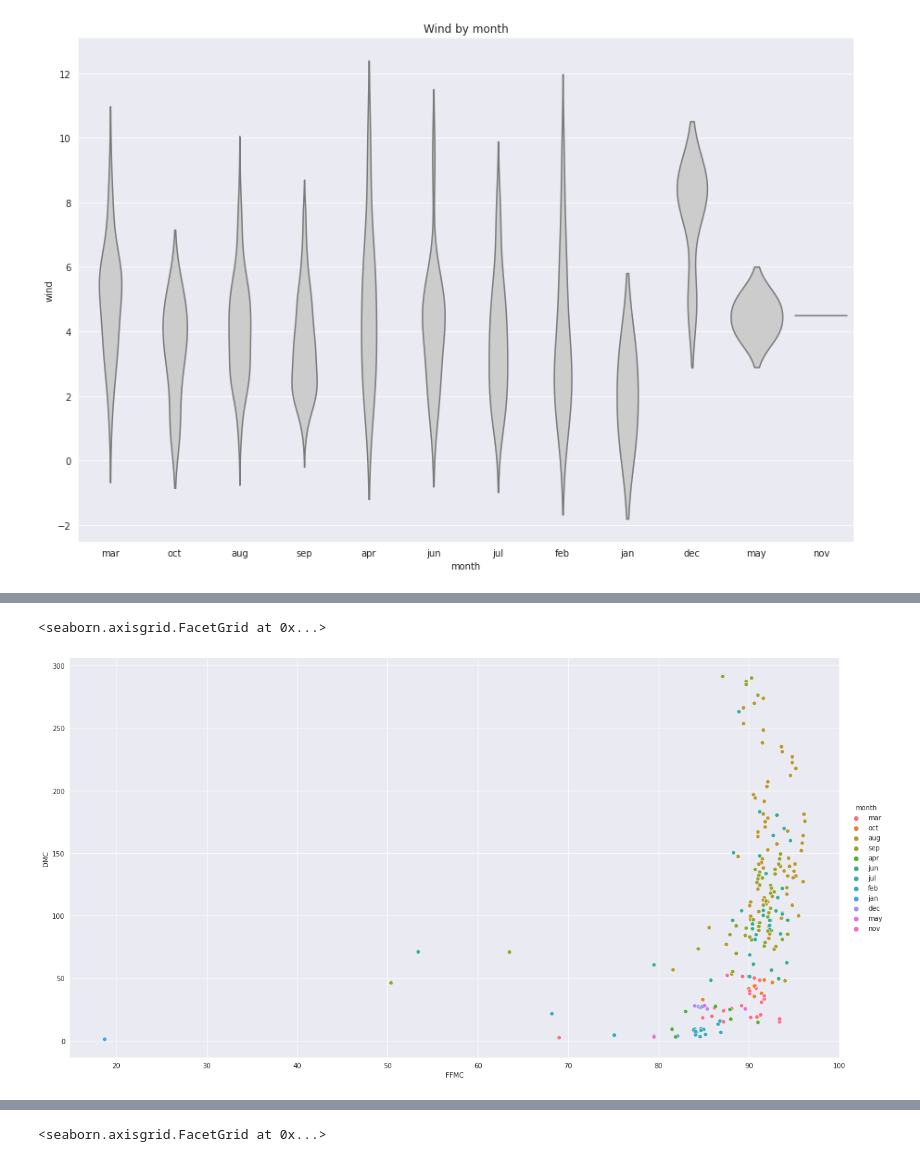
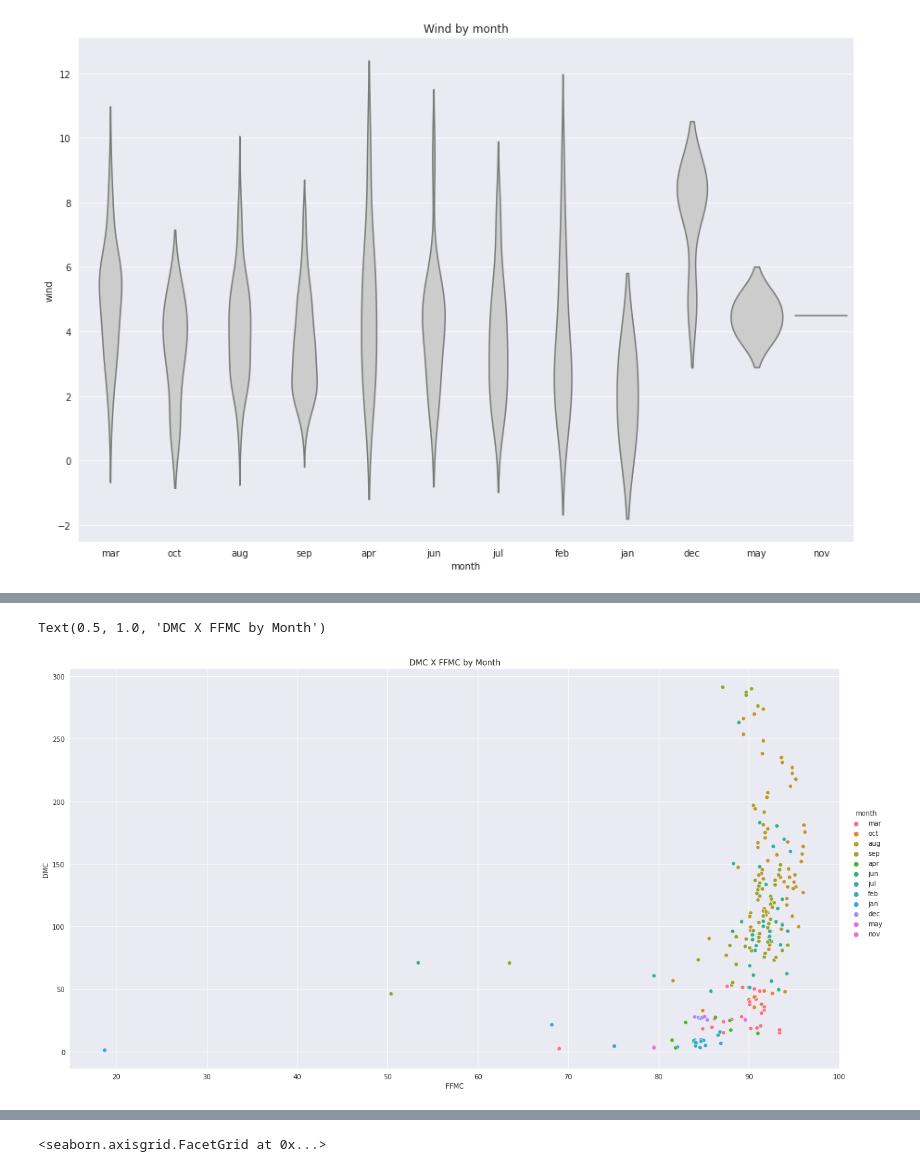
Before and after one commit to masp42/integrate_CA, a Jupyter notebook: Marcelo_Pugliesi_Marina_AI_DV_DP_ICA.ipynb, the cells around one changed output, grey strips where cells are left out. Drawn from its saved outputs; the diff is of its cells as text; code cells hidden in the pictures.

```diff
--- a/Marcelo_Pugliesi_Marina_AI_DV_DP_ICA.ipynb
+++ b/Marcelo_Pugliesi_Marina_AI_DV_DP_ICA.ipynb
@@ -156,11 +156,12 @@ Text(0.5, 1.0, 'Ship Mode and Discount by Region')
 # %%
 sns.relplot(
     data=df,height=9, aspect=15/8,
     x="FFMC", y="DMC", hue="month"
 )
+plt.title("DMC X FFMC by Month")
 # %% [output]
-<seaborn.axisgrid.FacetGrid at 0x...>
+Text(0.5, 1.0, 'DMC X FFMC by Month')
-[figure, old version]
+[figure, new version]
 # %%
 df.plot(figsize=(20, 15), x="month", y=["FFMC", "DMC"])
 plt.show(),
```
Also changed, not shown: parts of 7 cells of this notebook.
